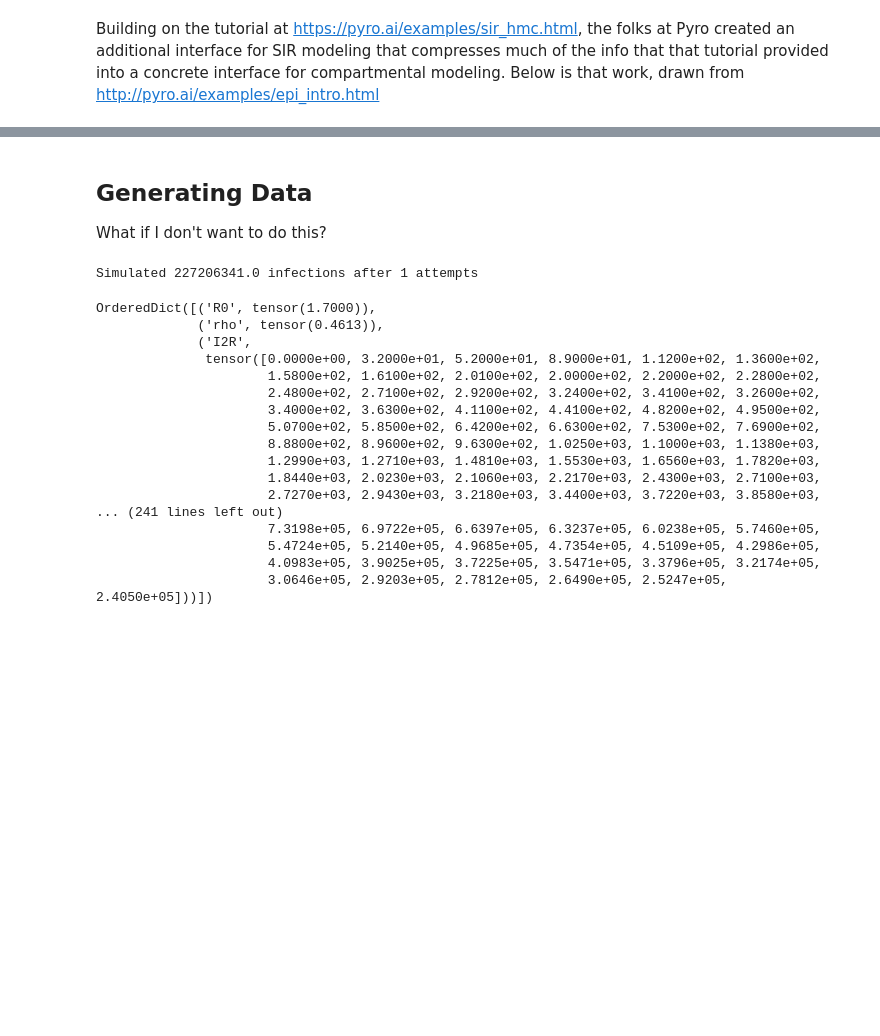
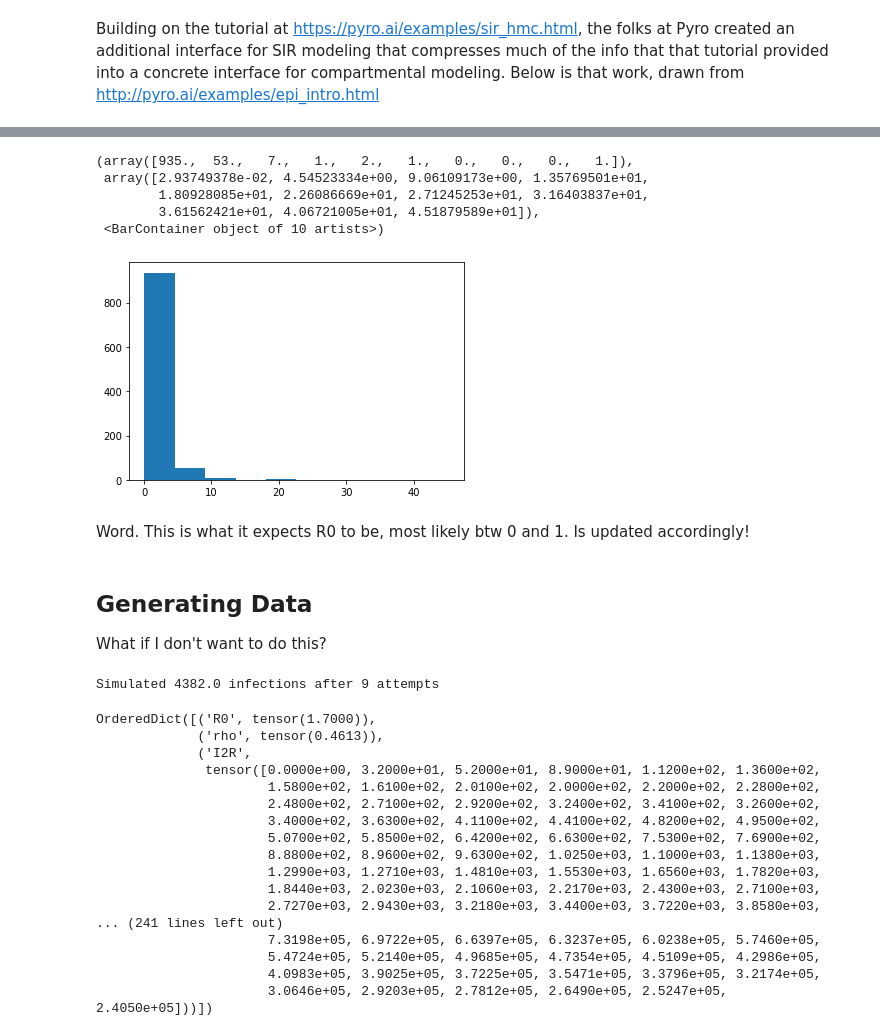
Before and after one commit to nkasmanoff/covid-pyro, a Jupyter notebook: notebooks/SIR Object Pyro.ipynb, the cells around one changed output, grey strips where cells are left out. Saved outputs shown, nothing was run; the diff lists cells and outputs as text; code cells hidden in the pictures; blank space fills up the shorter version.

```diff
--- a/notebooks/SIR Object Pyro.ipynb
+++ b/notebooks/SIR Object Pyro.ipynb
@@ -21,3 +26,14 @@ pyro.__version__
+# %%
+plt.hist(ros)
+# %% [output]
+(array([935.,  53.,   7.,   1.,   2.,   1.,   0.,   0.,   0.,   1.]),
+ array([2.93749378e-02, 4.54523334e+00, 9.06109173e+00, 1.35769501e+01,
+        1.80928085e+01, 2.26086669e+01, 2.71245253e+01, 3.16403837e+01,
+        3.61562421e+01, 4.06721005e+01, 4.51879589e+01]),
+ <BarContainer object of 10 artists>)
+[figure, added]
+# %% [markdown]
+Word. This is what it expects R0 to be, most likely btw 0 and 1. Is updated accordingly!
 # %%
 class SimpleSIRModel(CompartmentalModel):
     def __init__(self, population, recovery_time, data):
@@ -77,7 +93,7 @@ class SimpleSIRModel(CompartmentalModel):
 
 What if I don't want to do this?
 # %%
-population = 329064930
+population = 10000
 recovery_time = 10.
 empty_data = [None] * 300
 model = SimpleSIRModel(population, recovery_time, empty_data)
@@ -87,11 +103,11 @@ pyro.set_rng_seed(20200709)
 for attempt in range(100):
     synth_data = model.generate({"R0": 1.7})
     total_infections = synth_data["S2I"].sum().item()
-   # if 4000 <= total_infections <= 6000:
-    break
+    if 4000 <= total_infections <= 6000:
+        break
 print("Simulated {} infections after {} attempts".format(total_infections, 1 + attempt))
 # %% [output]
-Simulated 227206341.0 infections after 1 attempts
+Simulated 4382.0 infections after 9 attempts
 # %%
 synth_data
 # %% [output]
```
Also changed, not shown: parts of 16 cells of this notebook, 6 other files.
